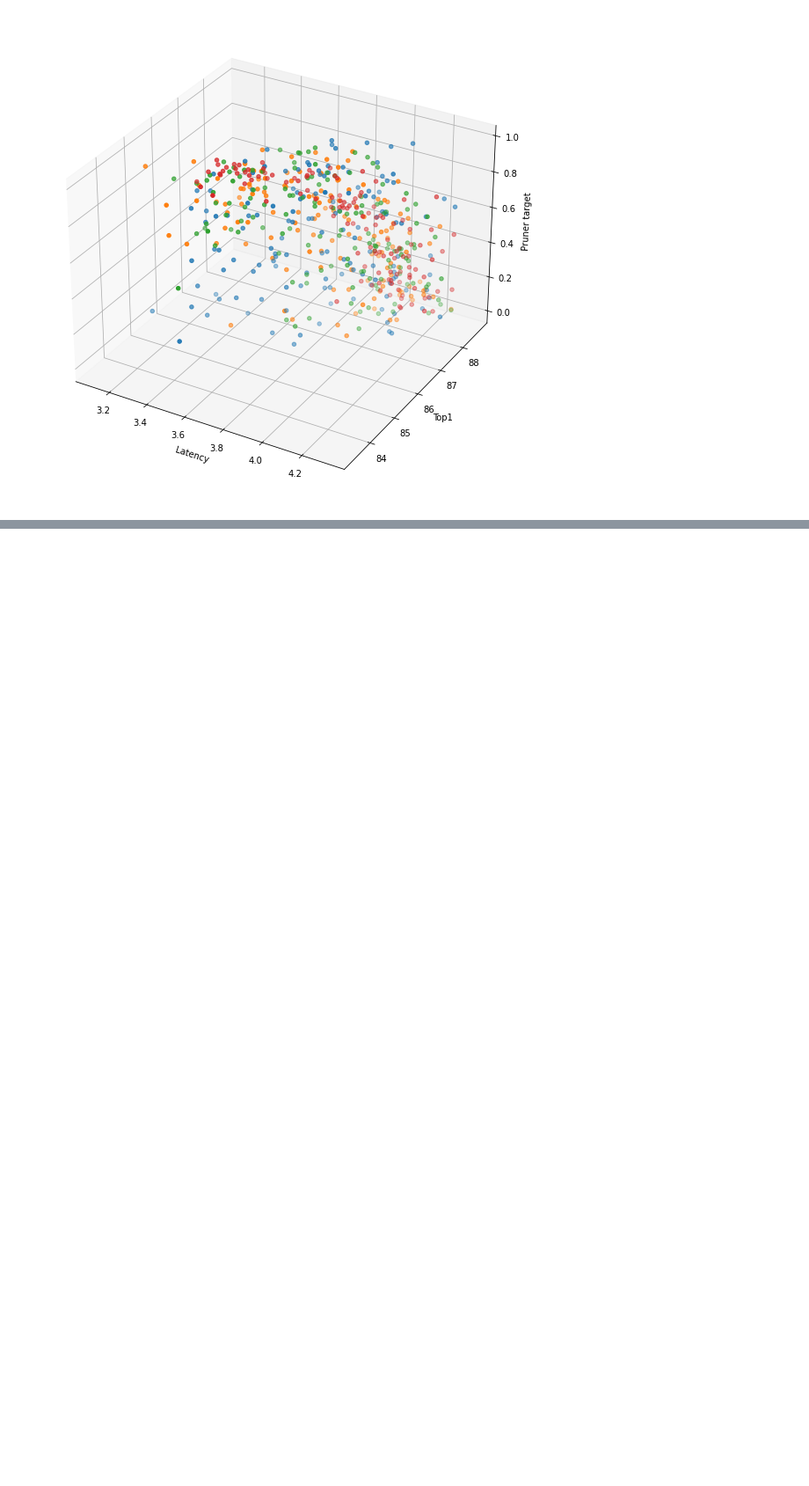
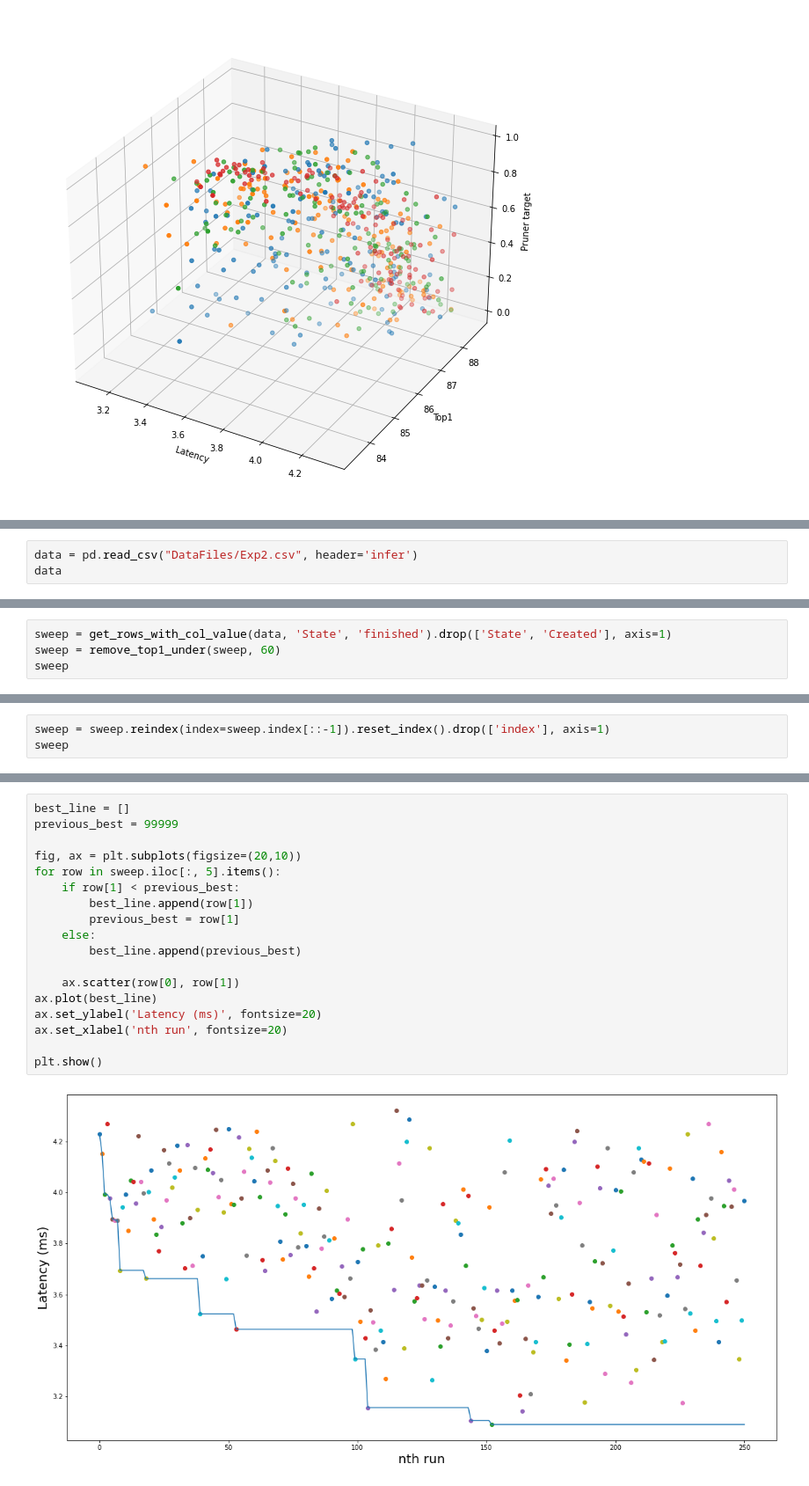
Before and after one commit to friedforfun/Dissertation, a Jupyter notebook: DataVisualisation/DatavisP2.ipynb, the cells around one changed output, grey strips where cells are left out. Shown at 88% size. Cells and saved outputs as stored; diff of their text form; blank space fills up the shorter version.

```diff
--- a/DataVisualisation/DatavisP2.ipynb
+++ b/DataVisualisation/DatavisP2.ipynb
@@ -312,0 +313,3 @@ plot_surface(3, latency_data, param_name='Filter Pruner 3.2')
+# %%
+data = pd.read_csv("DataFiles/Exp2.csv", header='infer')
+data
@@ -312,0 +330,4 @@ plot_surface(3, latency_data, param_name='Filter Pruner 3.2')
+# %%
+sweep = get_rows_with_col_value(data, 'State', 'finished').drop(['State', 'Created'], axis=1)
+sweep = remove_top1_under(sweep, 60)
+sweep
@@ -312,0 +348,3 @@ plot_surface(3, latency_data, param_name='Filter Pruner 3.2')
+# %%
+sweep = sweep.reindex(index=sweep.index[::-1]).reset_index().drop(['index'], axis=1)
+sweep
@@ -312,0 +365,20 @@ plot_surface(3, latency_data, param_name='Filter Pruner 3.2')
+# %%
+best_line = []
+previous_best = 99999
+
+fig, ax = plt.subplots(figsize=(20,10))
+for row in sweep.iloc[:, 5].items():
+    if row[1] < previous_best:
+        best_line.append(row[1])
+        previous_best = row[1]
+    else:
+        best_line.append(previous_best)
+
+    ax.scatter(row[0], row[1])
+ax.plot(best_line)
+ax.set_ylabel('Latency (ms)', fontsize=20)
+ax.set_xlabel('nth run', fontsize=20)
+
+plt.show()
+# %% [output]
+[figure, added]
```
Also changed, not shown: parts of 17 cells of this notebook, 18 other files.
